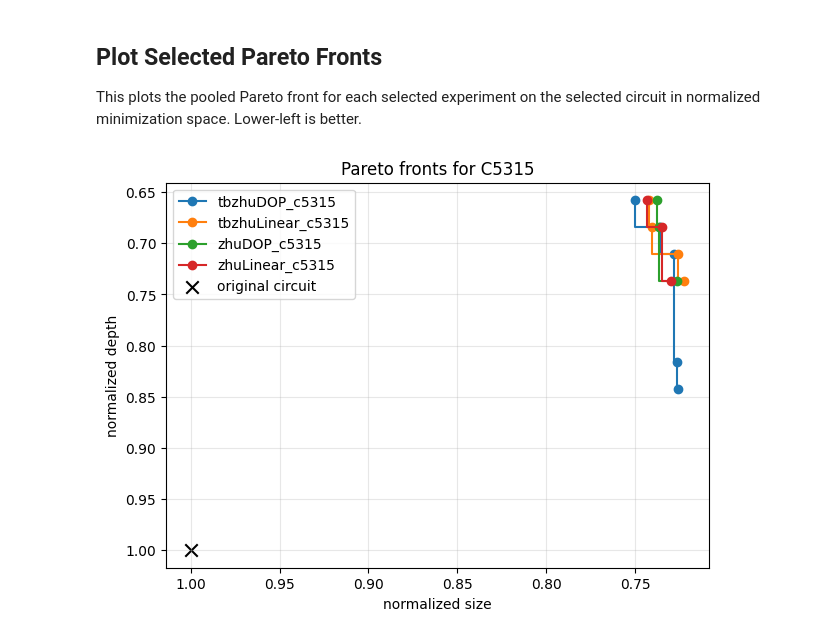
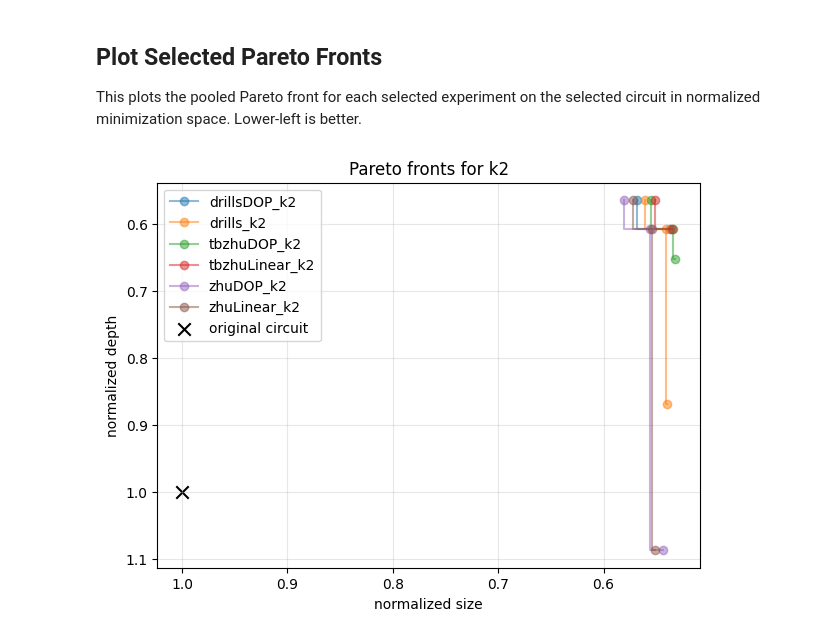
Before and after one commit to CHern0g0r/GFlowCircuit, a Jupyter notebook: ntb/show_report.ipynb, the cells around one changed output. Cells and saved outputs as stored; diff of their text form; code cells hidden in the pictures.

```diff
--- a/ntb/show_report.ipynb
+++ b/ntb/show_report.ipynb
@@ -269,7 +269,7 @@ aggregate_summary_df
 Choose a circuit and a set of experiments. Pairwise values are computed over all run pairs between two experiments and then summarized.
 # %%
 # Choose the comparison target.
-selected_circuit = points_df["circuit"].unique()[5]
+selected_circuit = points_df["circuit"].unique()[4]
 # selected_circuit = 'bc0'
 _selected_experiments = points_df.loc[points_df["circuit"] == selected_circuit]
 selected_experiments = sorted(_selected_experiments["run_name"].unique())
@@ -436,30 +444,31 @@ This plots the pooled Pareto front for each selected experiment on the selected
 # %%
 import matplotlib.pyplot as plt
 
 fig, ax = plt.subplots(figsize=(7, 5))
 
 for run_name in selected_experiments:
     front = selected_front_df[selected_front_df["run_name"] == run_name].sort_values(
         ["normalized_size", "normalized_depth"]
     )
     if front.empty:
         continue
     ax.step(
         front["normalized_size"],
         front["normalized_depth"],
         where="post",
         marker="o",
+        alpha=0.5,
         label=run_name,
     )
 
 ax.scatter([1.0], [1.0], marker="x", s=80, color="black", label="original circuit")
 ax.set_xlabel("normalized size")
 ax.set_ylabel("normalized depth")
 ax.set_title(f"Pareto fronts for {Path(selected_circuit).name}")
 ax.grid(True, alpha=0.3)
 ax.legend()
 ax.invert_xaxis()
 ax.invert_yaxis()
 plt.show()
 # %% [output]
-[figure, old version]
+[figure, new version]
```
Also changed, not shown: parts of 6 cells of this notebook, 16 other files.
